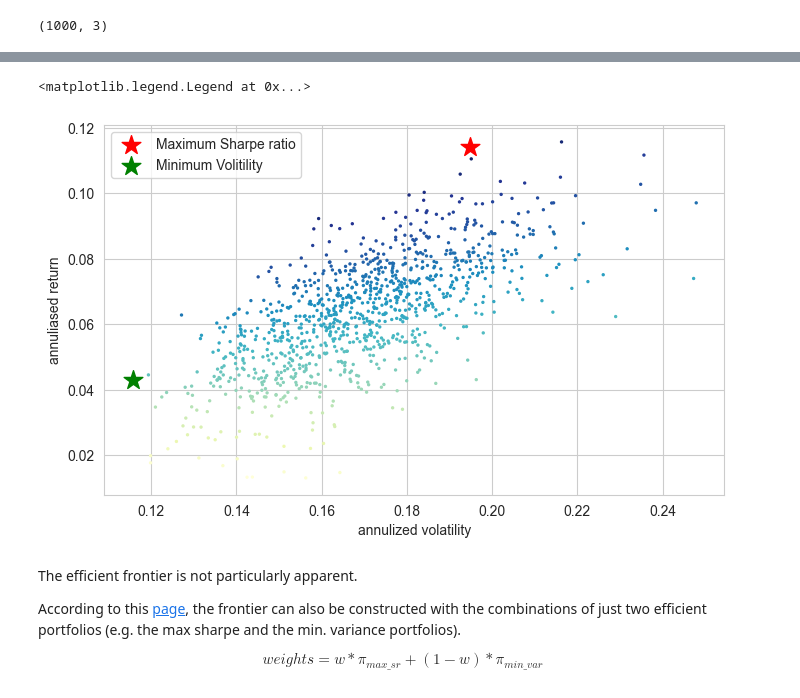
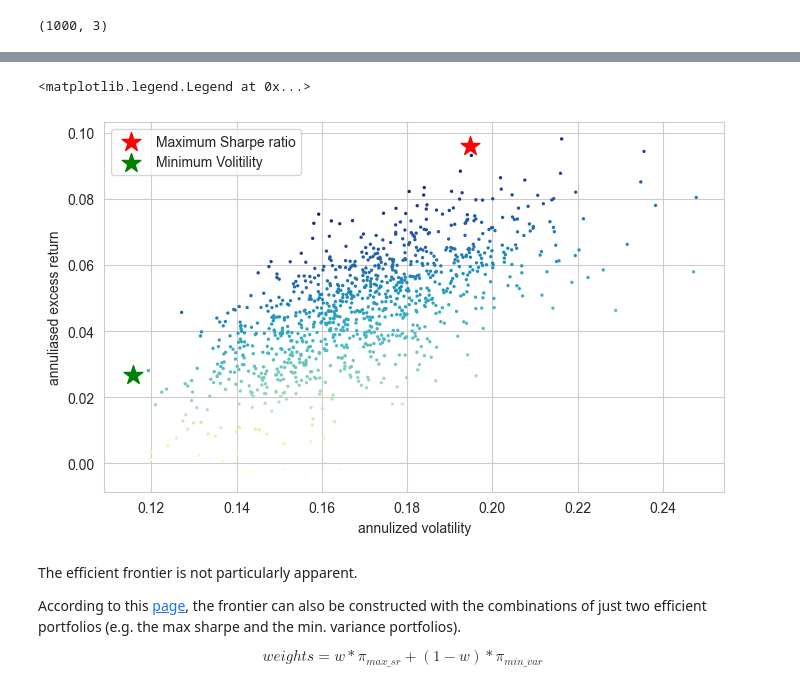
Before and after one commit to lcs-w/personal-portfolio-balancer, a Jupyter notebook: MPT.ipynb, the cells around one changed output, grey strips where cells are left out. Drawn from its saved outputs; the diff is of its cells as text; code cells hidden in the pictures.

```diff
--- a/MPT.ipynb
+++ b/MPT.ipynb
@@ -28,0 +29,7 @@ print(start_date)
+# %%
+%load_ext autoreload
+%autoreload 2
+from interest_rate_fetcher import get_effective_rate
+
+eff_r = get_effective_rate(start_date)
+eff_r.tail()
@@ -57,4 +75,6 @@ market = ["^GSPC"]
 close_df = pd.DataFrame()
 close_df = yf.download(tickers, start=start_date, end=end_date)["Close"]
 market_df = yf.download(market, start=start_date, end=end_date)["Close"]
+close_df.index = close_df.index.tz_localize(None)
+close_df.tail()
 # %% [output]
@@ -288,11 +367,13 @@ class EfficientFrontier(Portfolio):
         rr_list = []
         for _i in tqdm(range(self.n)):
             self.weights = self.get_random_weights()
-            rr_list.append([self.port_ret(), self.port_vol(), self.sharpe_ratio()])
+            rr_list.append(
+                [self.port_excess_ret(), self.port_vol(), self.sharpe_ratio()]
+            )
 
         return pd.DataFrame(data=rr_list, columns=["return", "std", "sharpe_ratio"])
 # %%
-ef = EfficientFrontier(tickers, close_df, 0.03, n=10**3)
+ef = EfficientFrontier(tickers, close_df, eff_r, n=10**3)
 # ef.get_random_weights().shape
 rr_df = ef.get_risk_return_spectrum()
 # %% [output]
@@ -308,31 +389,31 @@ rr_df.iloc[rr_df["sharpe_ratio"].idxmax()]["return"]
 # %%
 max_sr = rr_df.iloc[rr_df["sharpe_ratio"].idxmax()]
 min_sd = rr_df.iloc[rr_df["std"].idxmin()]
 
 fig_efficient_frontier, ax = plt.subplots(figsize=(8, 4.8))
 ax.scatter(rr_df["std"], rr_df["return"], c=rr_df["sharpe_ratio"], cmap="YlGnBu", s=2)
 ax.scatter(
     max_sr["std"],
     max_sr["return"],
     marker="*",
     color="r",
     s=200,
     label="Maximum Sharpe ratio",
 )
 ax.scatter(
     min_sd["std"],
     min_sd["return"],
     marker="*",
     color="g",
     s=200,
     label="Minimum Volitility",
 )
-ax.set_ylabel("annuliased return")
+ax.set_ylabel("annuliased excess return")
 ax.set_xlabel("annulized volatility")
 ax.legend()
 # %% [output]
 <matplotlib.legend.Legend at 0x...>
-[figure, old version]
+[figure, new version]
 # %% [markdown]
 The efficient frontier is not particularly apparent.
 
```
Also changed, not shown: parts of 28 cells of this notebook, 1 other file.
